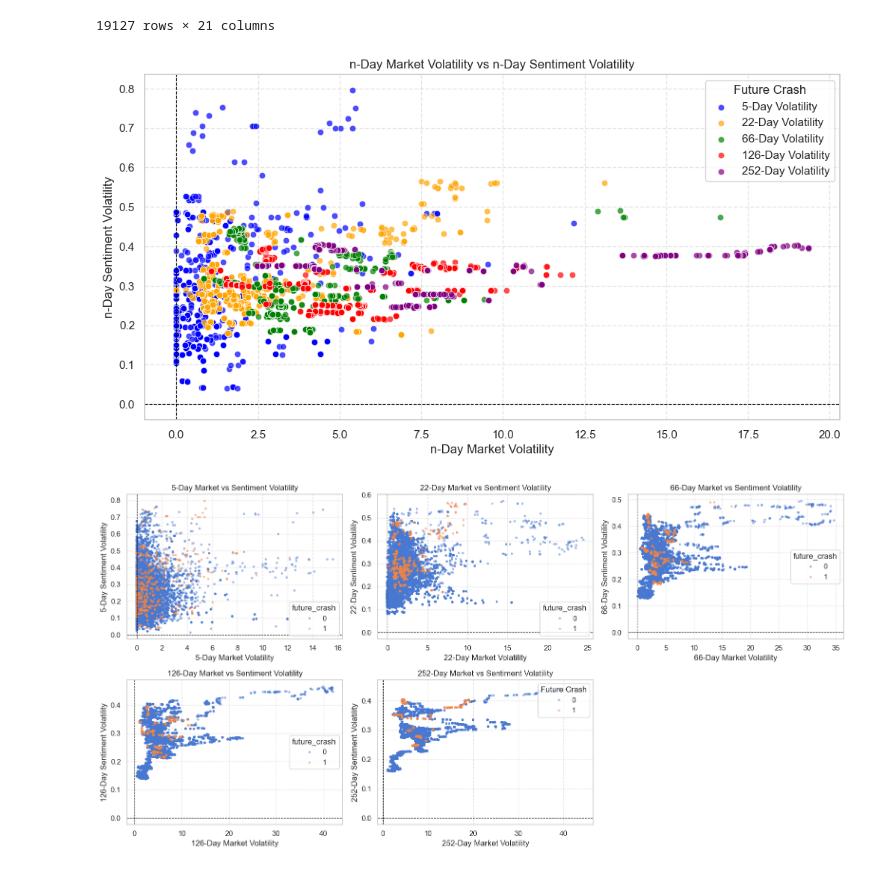
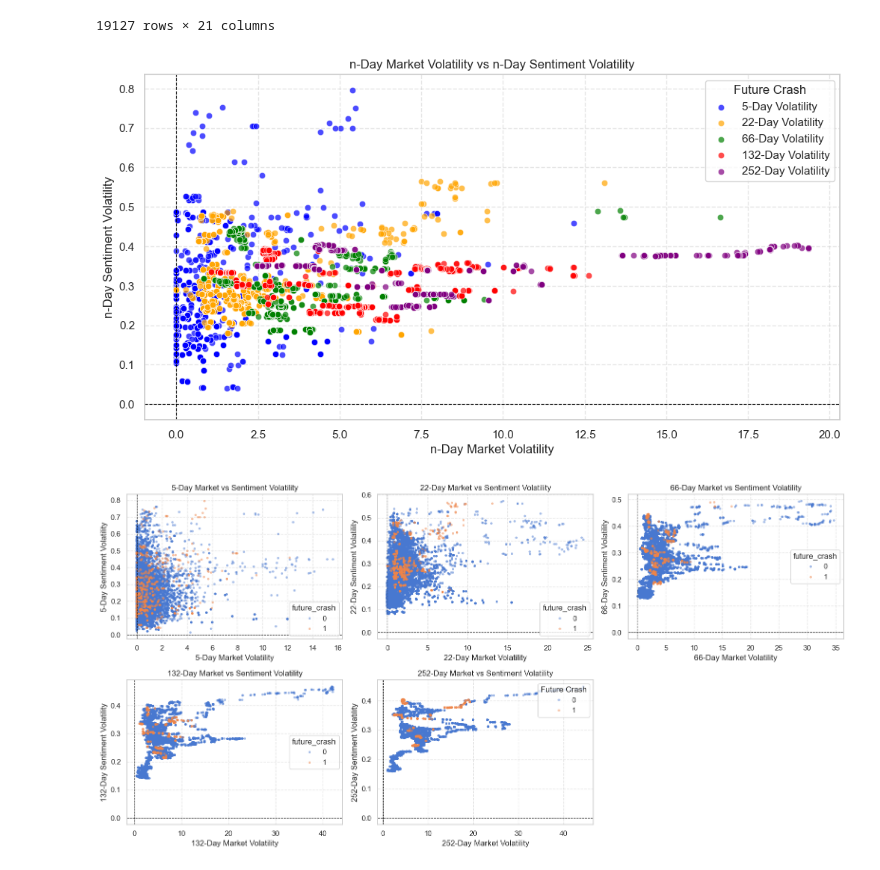
Before and after one commit to namolert/dynamic-ews, a Jupyter notebook: stock_price.ipynb, the cells around one changed output. Saved outputs shown, nothing was run; the diff lists cells and outputs as text; code cells hidden in the pictures.

```diff
--- a/stock_price.ipynb
+++ b/stock_price.ipynb
@@ -168,7 +171,7 @@ tensor([[0.1884, 0.6042, 0.2074]], grad_fn=<SoftmaxBackward0>)
 0.0190257728099823
 # %%
 # Define volatility period
-volatility_period = [5, 22, 66, 126, 252]  # 5 days, 22 days (1 month), 66 days (3 months), 126 days (6 months)
+volatility_period = [5, 22, 66, 132, 252]  # 5 days, 22 days (1 month), 66 days (3 months), 132 days (6 months)
 
 # Daily average sentiment
 daily_sentiment = sp500_headlines_2008_2024_test.groupby('Date')['sentiment_score_finbert'].mean().reset_index()
@@ -351,32 +416,32 @@ market_sentiment_data
 # %%
 # Plot relationship between future crash and n-day market volatility combined with sentiment volatility
 # Plot for 5 day, 22 day, 66 day, and 126 day volatility
 crash_data = market_sentiment_data[market_sentiment_data['future_crash'] == 1]
 
 # Scale the market volatility and sentiment volatility for better visualization
 def scale_to_0_1(series):
     return (series - series.min()) / (series.max() - series.min())
 
 # for n in volatility_period:
 #     crash_data[f'{n}_day_market_volatility'] = scale_to_0_1(crash_data[f'{n}_day_market_volatility'])
     # crash_data[f'{n}_day_sentiment_volatility'] = scale_to_0_1(crash_data[f'{n}_day_sentiment_volatility'])
 
 plt.figure(figsize=(12, 6))
 sns.scatterplot(x='5_day_market_volatility', y='5_day_sentiment_volatility', data=crash_data, label='5-Day Volatility', alpha=0.7, color='blue')
 sns.scatterplot(x='22_day_market_volatility', y='22_day_sentiment_volatility', data=crash_data, label='22-Day Volatility', alpha=0.7, color='orange')
 sns.scatterplot(x='66_day_market_volatility', y='66_day_sentiment_volatility', data=crash_data, label='66-Day Volatility', alpha=0.7, color='green')
-sns.scatterplot(x='126_day_market_volatility', y='126_day_sentiment_volatility', data=crash_data, label='126-Day Volatility', alpha=0.7, color='red')
+sns.scatterplot(x='132_day_market_volatility', y='132_day_sentiment_volatility', data=crash_data, label='132-Day Volatility', alpha=0.7, color='red')
 sns.scatterplot(x='252_day_market_volatility', y='252_day_sentiment_volatility', data=crash_data, label='252-Day Volatility', alpha=0.7, color='purple')
 plt.axhline(0, color='black', linestyle='--', linewidth=0.8)
 plt.axvline(0, color='black', linestyle='--', linewidth=0.8)
 plt.grid(True, linestyle='--', alpha=0.5)
 plt.title('n-Day Market Volatility vs n-Day Sentiment Volatility')
 plt.xlabel('n-Day Market Volatility')
 plt.ylabel('n-Day Sentiment Volatility')
 plt.legend(title='Future Crash', loc='upper right')
 plt.show()
 # %% [output]
-[figure, old version]
+[figure, new version]
 # %%
 n_cols = 3
 n_rows = (len(volatility_period) + n_cols - 1) // n_cols
```
Also changed, not shown: parts of 49 cells of this notebook, 4 other files.
